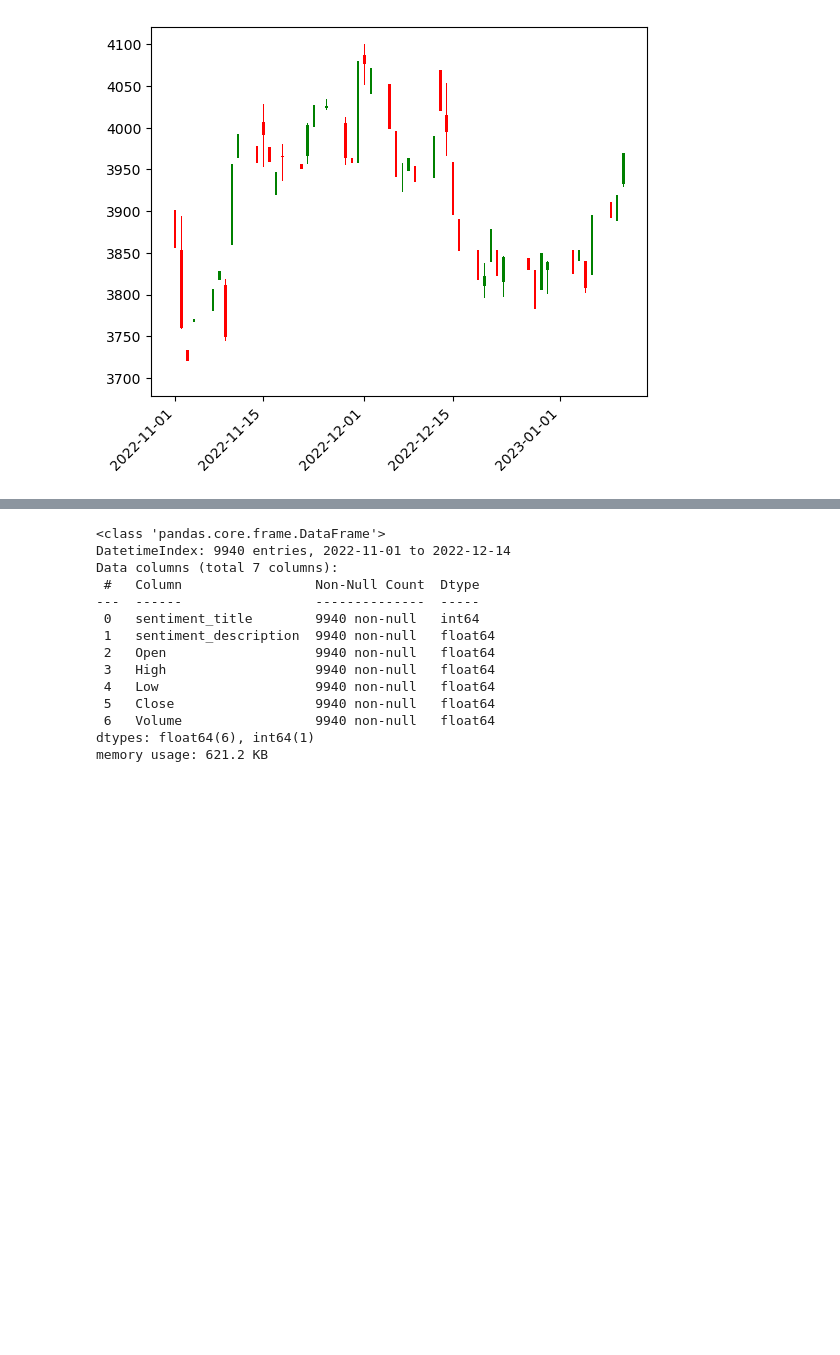
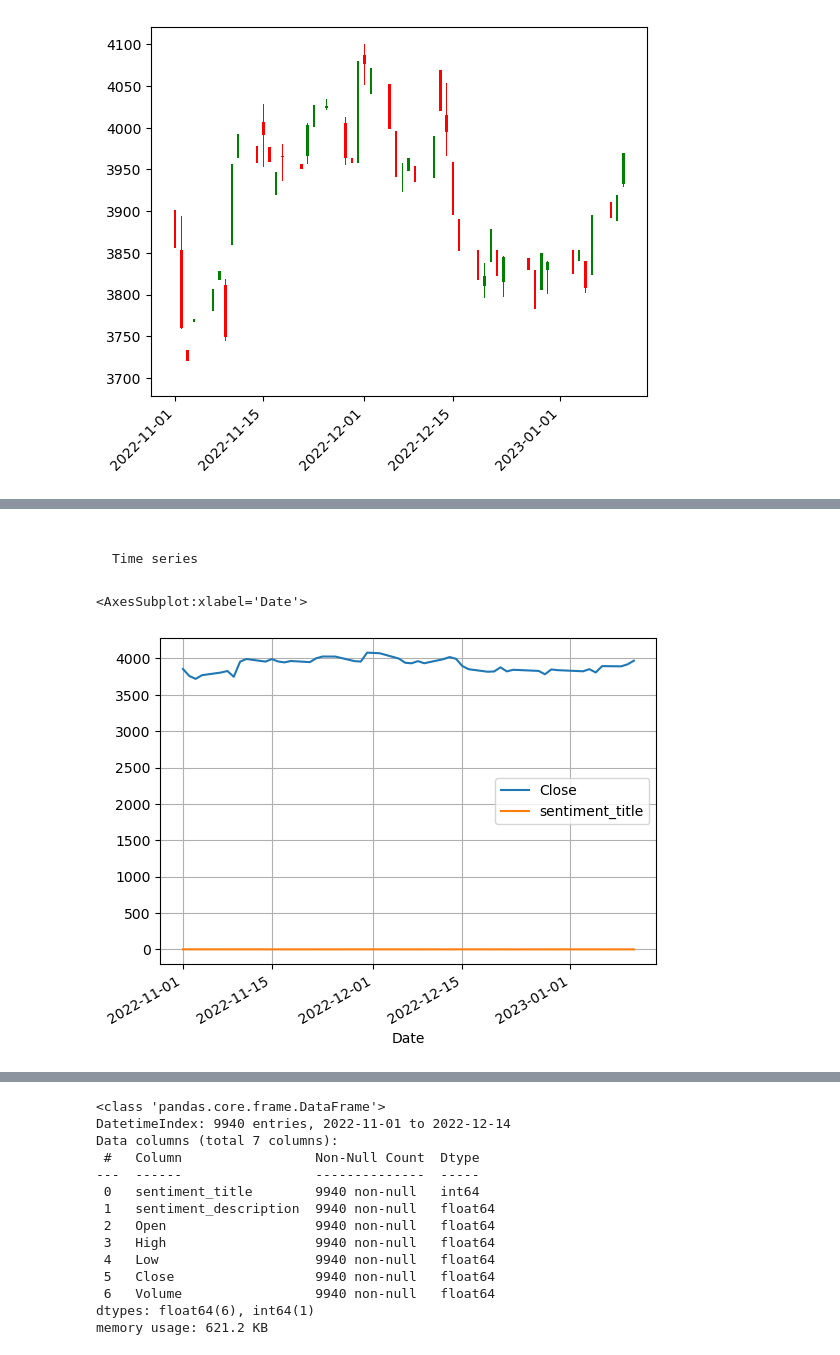
Before and after one commit to YanaOrf/Stock_market_sentiment_analysis, a Jupyter notebook: sent_analysis.ipynb, the cells around one changed output, grey strips where cells are left out. Cells and saved outputs as stored; diff of their text form; code cells hidden in the pictures; blank space fills up the shorter version.

```diff
--- a/sent_analysis.ipynb
+++ b/sent_analysis.ipynb
@@ -319,0 +332,7 @@ plt.show()
+# %% [markdown]
+                                                                                        Time series
+# %%
+full_data[["Close","sentiment_title"]].plot(grid="on")
+# %% [output]
+<AxesSubplot:xlabel='Date'>
+[figure, added]
```
Also changed, not shown: parts of 47 cells of this notebook, 1 other file.
